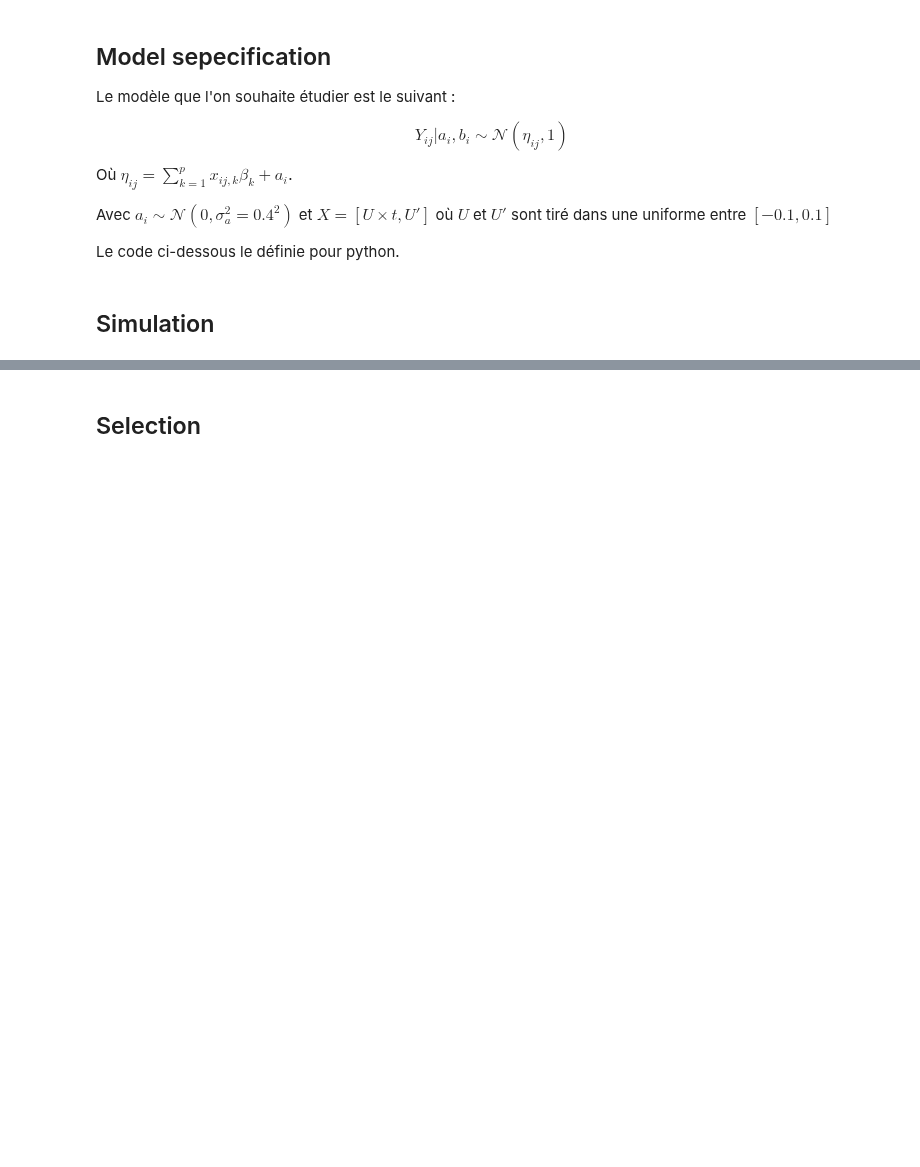
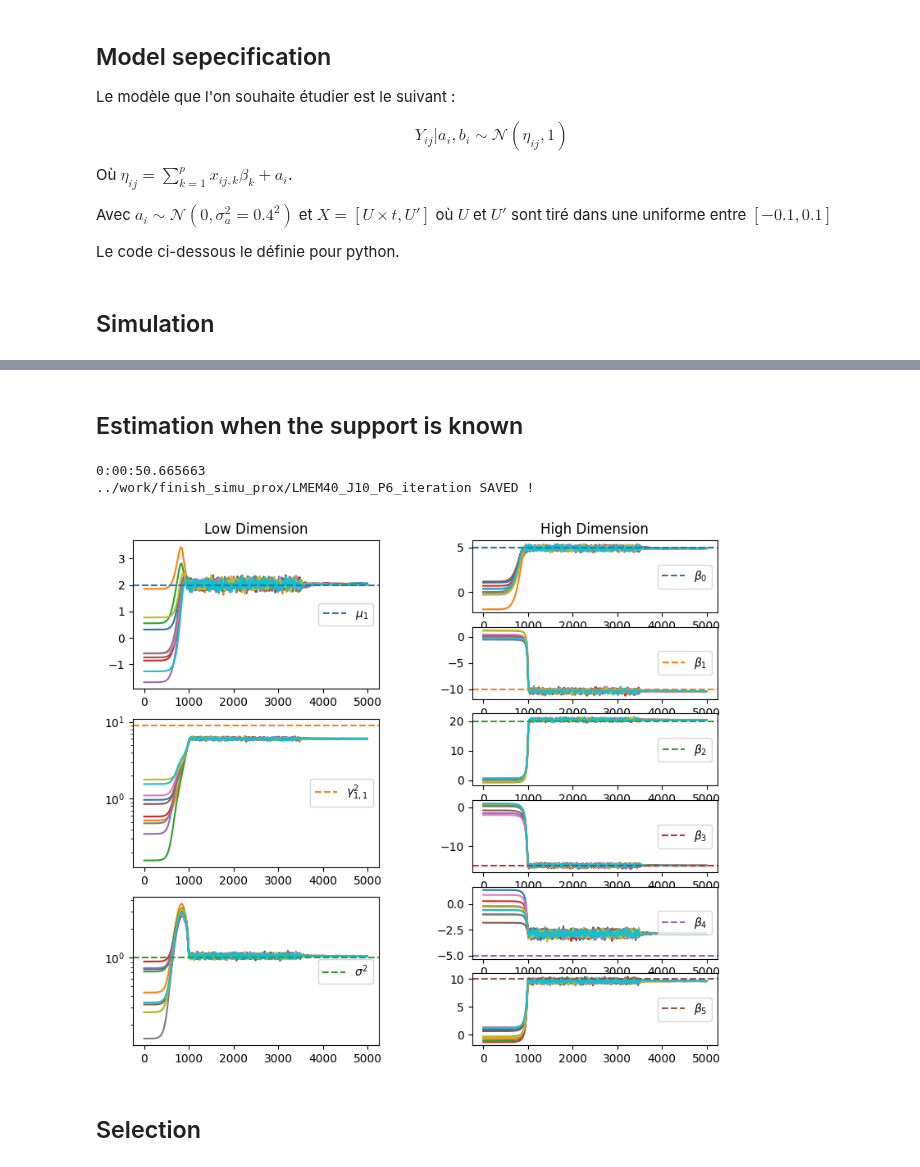
Before and after one commit to caillebotteAntoine/sdg4varselect, a Jupyter notebook: examples/variable_selection_lmem.ipynb, the cells around one changed output, grey strips where cells are left out. Drawn from its saved outputs; the diff is of its cells as text; code cells hidden in the pictures; blank space fills up the shorter version.

```diff
--- a/examples/variable_selection_lmem.ipynb
+++ b/examples/variable_selection_lmem.ipynb
@@ -163,2 +180,39 @@ def selection_estim(prngkey, model, data, lbd):
+# %% [markdown]
+## Estimation when the support is known
+# %%
+myModel = LinearMixedEffectsModel(N=40, J=10, P=3 * 2)
+algo.init_mcmc(myModel, adaptative_sd=False)  # , sd={"b": 5, "phi2": 20})
+
+p_star = myModel.new_params(
+    mean_latent=jnp.array([2]),
+    cov_latent=jnp.diag(jnp.array([3**2])),
+    var_residual=1,
+    beta=jnp.concatenate(  # [jnp.array([5]),jnp.zeros(shape = (myModel.P-1,))
+        [
+            jnp.array([5, -10, 20]),
+            jnp.zeros(shape=(myModel.P // 2 - 3,)),
+            jnp.array([-15, -5, 10]),
+            jnp.zeros(shape=(myModel.P // 2 - 3,)),
+        ]
+    ),
+)
+
+
+myobs, mysim = myModel.sample(p_star, jrd.PRNGKey(0))
+
+algo._preconditioned_lbd = True
+algo._save_all = True
+res = MultiGDResults(
+    results=[one_estim(jrd.PRNGKey(i), myModel, data=myobs, lbd=None) for i in range(10)]
+)
+res.theta_star = p_star
+
+print(res.chrono)
+plot_estimation(res, p_star, 6)
+res.save(myModel, root="../work/finish_simu_prox", filename_add_on="iteration")
+# %% [output]
+0:00:50.665663
+../work/finish_simu_prox/LMEM40_J10_P6_iteration SAVED !
+[figure, added]
 # %% [markdown]
 ## Selection
```
Also changed, not shown: parts of 14 cells of this notebook, 1 other file.
